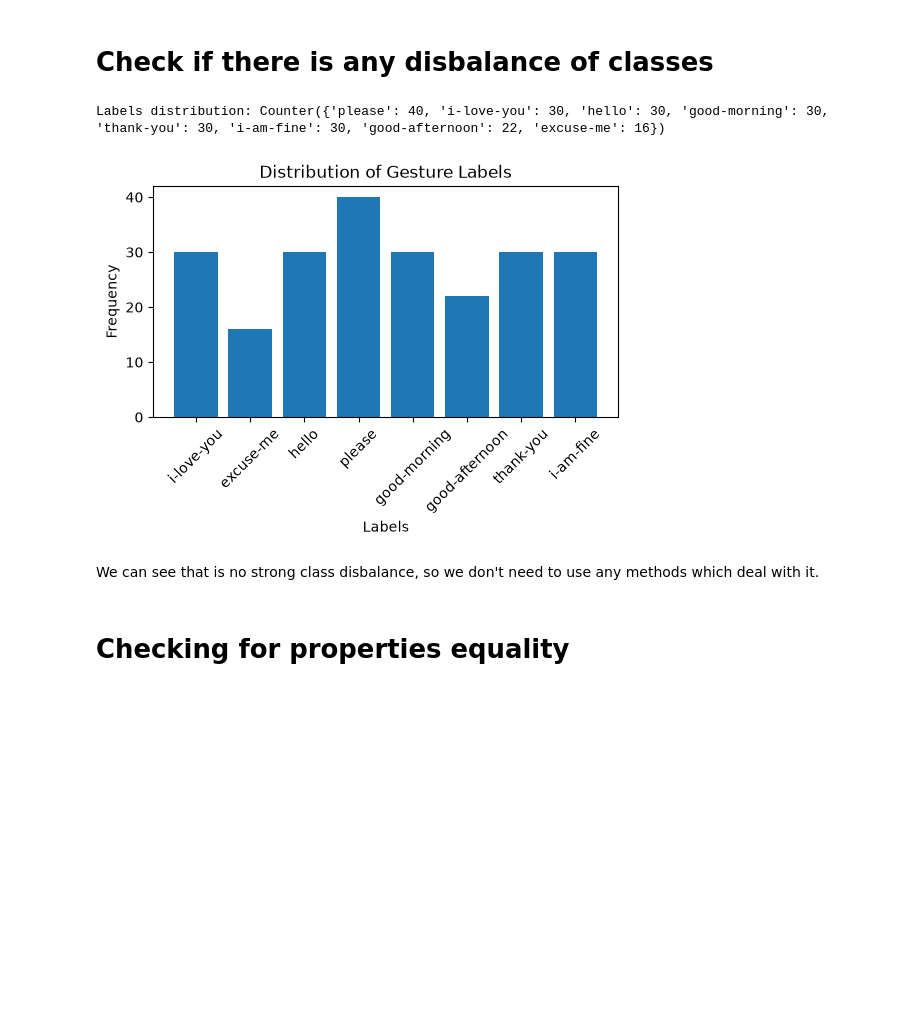
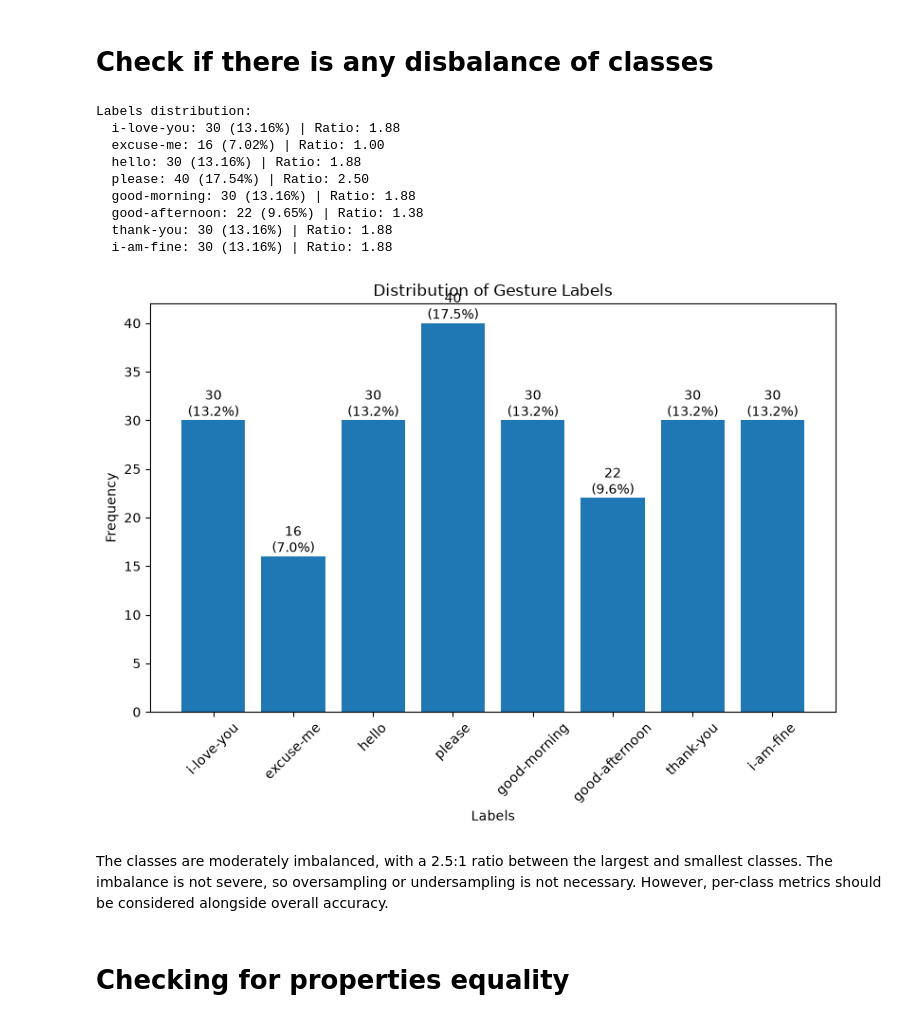
Before and after one commit to DmytroKyryliuk2023/smart-glove-ml, a Jupyter notebook: notebooks/eda/gesture.ipynb, the cells around one changed output. Drawn from its saved outputs; the diff is of its cells as text; code cells hidden in the pictures; blank space fills up the shorter version.

```diff
--- a/notebooks/eda/gesture.ipynb
+++ b/notebooks/eda/gesture.ipynb
@@ -25,24 +28,58 @@ Loaded 228 gestures.
 # %% [markdown]
 # Check if there is any disbalance of classes
 # %%
-from collections import Counter
+counts = Counter(labels)
+total = len(labels)
+min_count = min(counts.values())
 
-import matplotlib.pyplot as plt
+print("Labels distribution:")
 
-print(f"Labels distribution: {Counter(labels)}")
+for label, count in counts.items():
+    percentage = count / total * 100
+    ratio = count / min_count
 
-plt.figure(figsize=(6, 3))
-plt.bar(Counter(labels).keys(), Counter(labels).values())
+    print(
+        f"  {label}: "
+        f"{count} ({percentage:.2f}%) "
+        f"| Ratio: {ratio:.2f}"
+    )
+
+
+plt.figure(figsize=(8, 6))
+
+bars = plt.bar(counts.keys(), counts.values())
+
 plt.xlabel("Labels")
 plt.ylabel("Frequency")
 plt.title("Distribution of Gesture Labels")
 plt.xticks(rotation=45)
+
+for bar, count in zip(bars, counts.values()):
+    percentage = count / total * 100
+
+    plt.text(
+        bar.get_x() + bar.get_width() / 2,
+        bar.get_height(),
+        f"{count}\n({percentage:.1f}%)",
+        ha="center",
+        va="bottom"
+    )
+
+plt.tight_layout()
 plt.show()
 # %% [output]
-Labels distribution: Counter({'please': 40, 'i-love-you': 30, 'hello': 30, 'good-morning': 30, 'thank-you': 30, 'i-am-fine': 30, 'good-afternoon': 22, 'excuse-me': 16})
+Labels distribution:
+  i-love-you: 30 (13.16%) | Ratio: 1.88
+  excuse-me: 16 (7.02%) | Ratio: 1.00
+  hello: 30 (13.16%) | Ratio: 1.88
+  please: 40 (17.54%) | Ratio: 2.50
+  good-morning: 30 (13.16%) | Ratio: 1.88
+  good-afternoon: 22 (9.65%) | Ratio: 1.38
+  thank-you: 30 (13.16%) | Ratio: 1.88
+  i-am-fine: 30 (13.16%) | Ratio: 1.88
-[figure, old version]
+[figure, new version]
 # %% [markdown]
-We can see that is no strong class disbalance, so we don't need to use any methods which deal with it.
+The classes are moderately imbalanced, with a 2.5:1 ratio between the largest and smallest classes. The imbalance is not severe, so oversampling or undersampling is not necessary. However, per-class metrics should be considered alongside overall accuracy.
 # %% [markdown]
 # Checking for properties equality
 # %%
```
Also changed, not shown: parts of 8 cells of this notebook.
